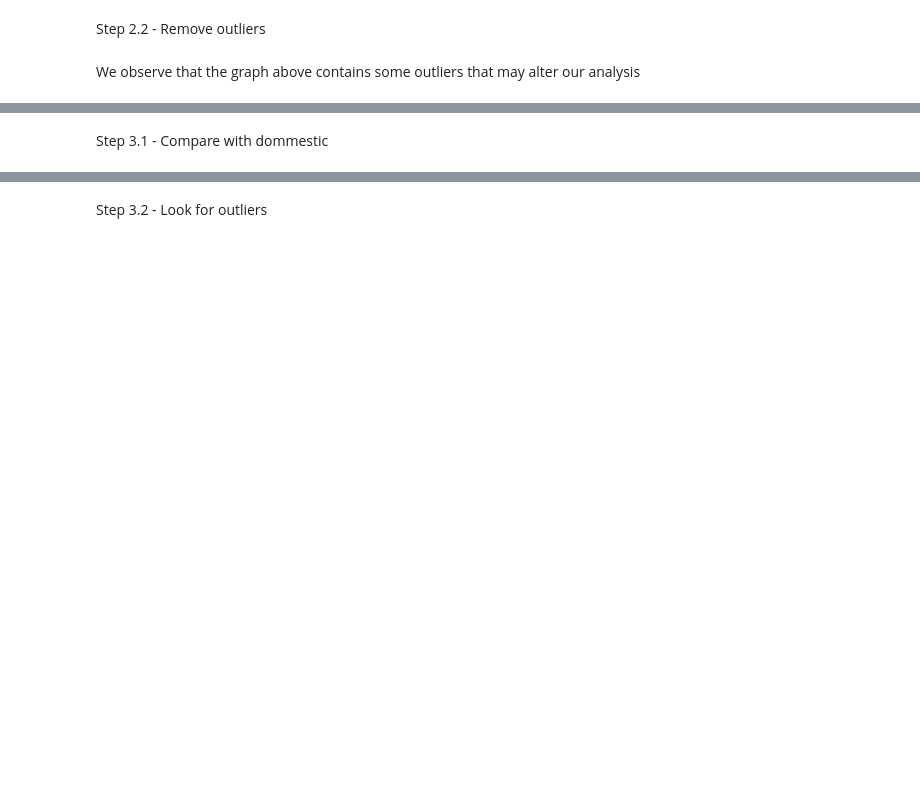
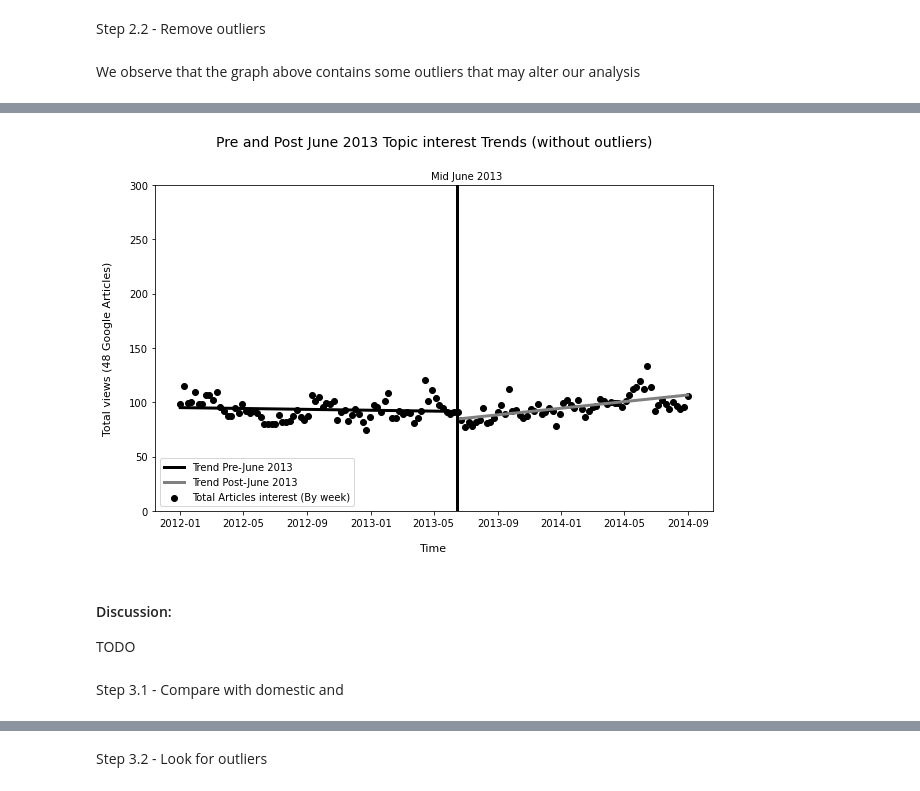
Before and after one commit to epfl-ada/ada-2020-project-milestone-p3-p3_pada1, a Jupyter notebook: chilling_effect_trend.ipynb, the cells around one changed output, grey strips where cells are left out. Cells and saved outputs as stored; diff of their text form; code cells hidden in the pictures; blank space fills up the shorter version.

```diff
--- a/chilling_effect_trend.ipynb
+++ b/chilling_effect_trend.ipynb
@@ -564,39 +587,45 @@ plt.show()
 # %%
 ### TODO Modify description of the plot
 
 # Visualisation of full time series
 fig, ax = plt.subplots(figsize=(10, 6))
 
 ax.set_title('Pre and Post June 2013 Topic interest Trends (without outliers)\n\n', fontsize=14)
 ax.set_xlabel('\nTime', fontsize=11)
 ax.set_ylabel('Total views (48 Google Articles)\n', fontsize=11)
 ax.set_ylim(0, 300)
 
-ax.scatter(terrorism_ts.date, terrorism_ts['max_ratio'],
+ax.scatter(terrorism_clean_ts.date, terrorism_clean_ts.max_ratio,
     label='Total Articles interest (By week)', color='black')
 
 # Draw the regressions
-slope_pre_june, intercept_pre_june, _, _, _ = stats.linregress(terrorism_pre_june_ts.index,
-                                                               terrorism_pre_june_ts.max_ratio)
-slope_post_june, intercept_post_june, _, _, _ = stats.linregress(terrorism_post_june_ts.index,
-                                                                 terrorism_post_june_ts.max_ratio)
-x1 = terrorism_pre_june_ts.index
-ax.plot(terrorism_pre_june_ts.date, intercept_pre_june + slope_pre_june*x1,
+slope_pre_june, intercept_pre_june, _, _, _ = stats.linregress(terrorism_pre_june_clean_ts.index,
+                                                               terrorism_pre_june_clean_ts.max_ratio)
+slope_post_june, intercept_post_june, _, _, _ = stats.linregress(terrorism_post_june_clean_ts.index,
+                                                                 terrorism_post_june_clean_ts.max_ratio)
+x1 = terrorism_pre_june_clean_ts.index
+ax.plot(terrorism_pre_june_clean_ts.date, intercept_pre_june + slope_pre_june*x1,
     color='black', linewidth='3', label='Trend Pre-June 2013')
-x2 = terrorism_post_june_ts.index
-ax.plot(terrorism_post_june_ts.date, intercept_post_june + slope_post_june*x2,
+x2 = terrorism_post_june_clean_ts.index
+ax.plot(terrorism_post_june_clean_ts.date, intercept_post_june + slope_post_june*x2,
     color='gray', linewidth='3', label='Trend Post-June 2013')
 
 # Emphasise when the revelations occured
 ax.axvline(x=revelation_date, ymin=0, ymax=280, color='black', linewidth='3')
 
 x_text_offset = revelation_date - pd.Timedelta(50, 'd')
 y_text_offset = 305
 ax.text(x_text_offset, y_text_offset, 'Mid June 2013', fontsize=10)
 ax.legend(loc='lower left')
 plt.show()
+# %% [output]
+[figure, added]
+# %% [markdown]
+#### Discussion:
+
+TODO
 # %% [markdown]
-Step 3.1 - Compare with dommestic
+Step 3.1 - Compare with domestic and
 # %%
 # Organise the data in time series with the ratio of total views per week
 terrorism30_ts = terrorism30_df.groupby(by='date').sum()
```
Also changed, not shown: parts of 28 cells of this notebook, 40 other files.
